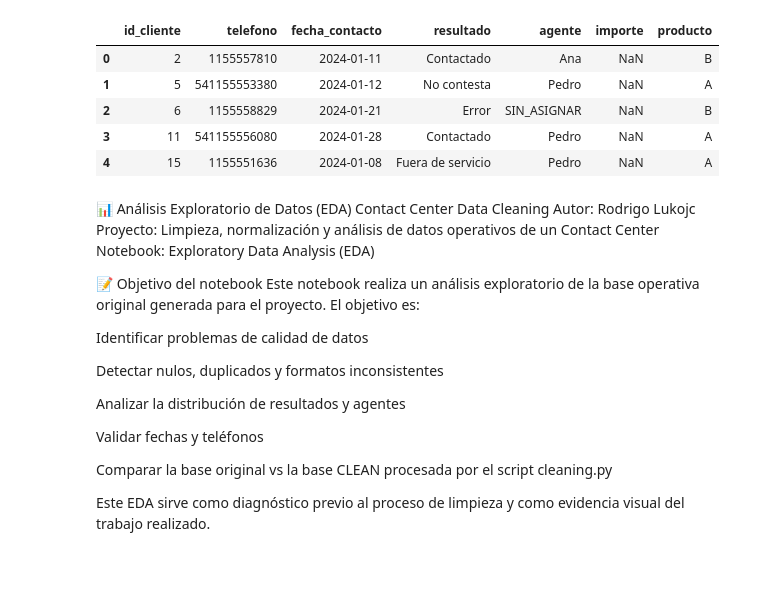
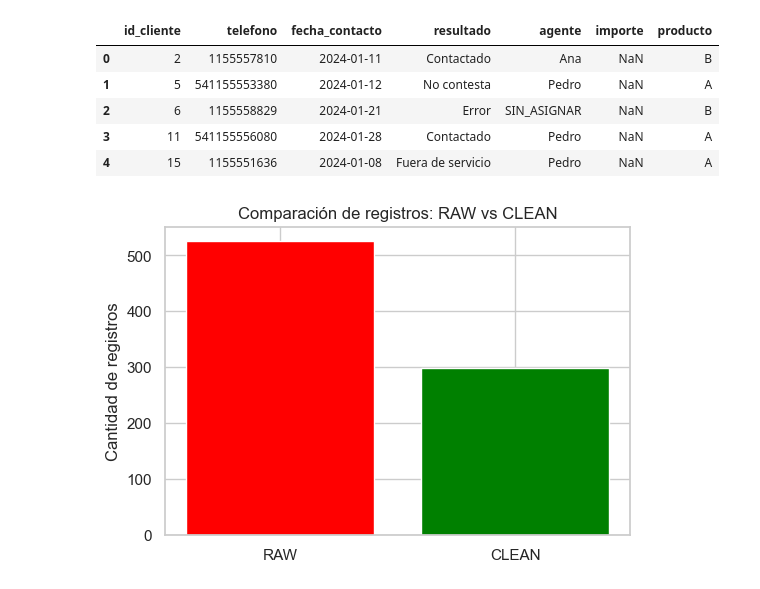
Before and after one commit to RodriLukojc/contact-center-data-cleaning, a Jupyter notebook: notebooks/eda.ipynb, the cells around one changed output. Saved outputs shown, nothing was run; the diff lists cells and outputs as text; code cells hidden in the pictures.

```diff
--- a/notebooks/eda.ipynb
+++ b/notebooks/eda.ipynb
@@ -152,25 +156,11 @@ df_clean.head()
 | 2 | 6 | 1155558829 | 2024-01-21 | Error | SIN_ASIGNAR | NaN | B |
 | 3 | 11 | 541155556080 | 2024-01-28 | Contactado | Pedro | NaN | A |
 | 4 | 15 | 1155551636 | 2024-01-08 | Fuera de servicio | Pedro | NaN | A |
-# %% [markdown]
-📊 Análisis Exploratorio de Datos (EDA)
-Contact Center Data Cleaning
-Autor: Rodrigo Lukojc
-Proyecto: Limpieza, normalización y análisis de datos operativos de un Contact Center
-Notebook: Exploratory Data Analysis (EDA)
-
-📝 Objetivo del notebook
-Este notebook realiza un análisis exploratorio de la base operativa original generada para el proyecto.
-El objetivo es:
-
-Identificar problemas de calidad de datos
-
-Detectar nulos, duplicados y formatos inconsistentes
-
-Analizar la distribución de resultados y agentes
-
-Validar fechas y teléfonos
-
-Comparar la base original vs la base CLEAN procesada por el script cleaning.py
-
-Este EDA sirve como diagnóstico previo al proceso de limpieza y como evidencia visual del trabajo realizado.
+# %%
+plt.figure(figsize=(6,4))
+plt.bar(["RAW", "CLEAN"], [len(df_raw), len(df_clean)], color=["red", "green"])
+plt.title("Comparación de registros: RAW vs CLEAN")
+plt.ylabel("Cantidad de registros")
+plt.show()
+# %% [output]
+[figure, added]
```
Also changed, not shown: parts of 4 cells of this notebook.
